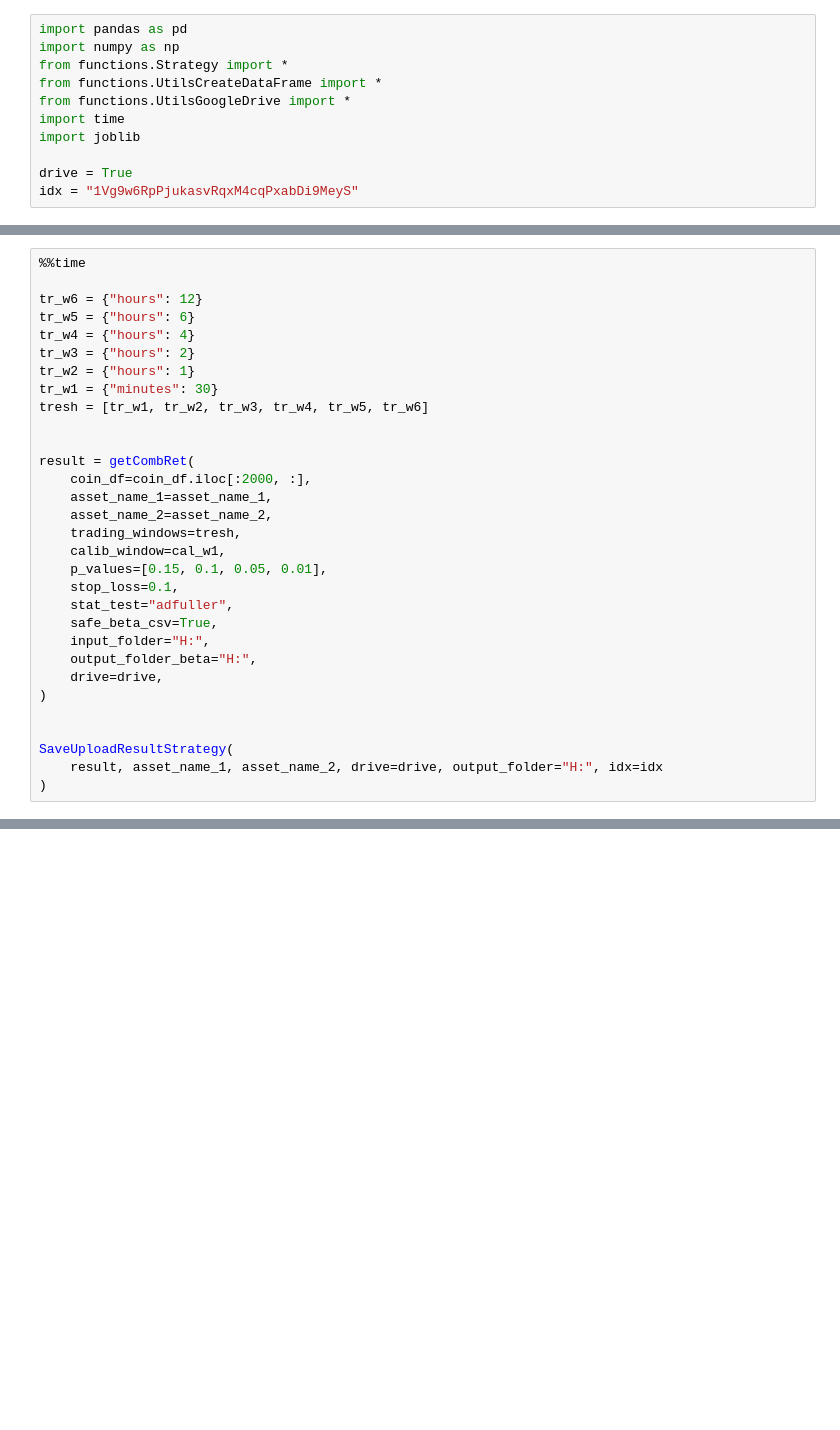
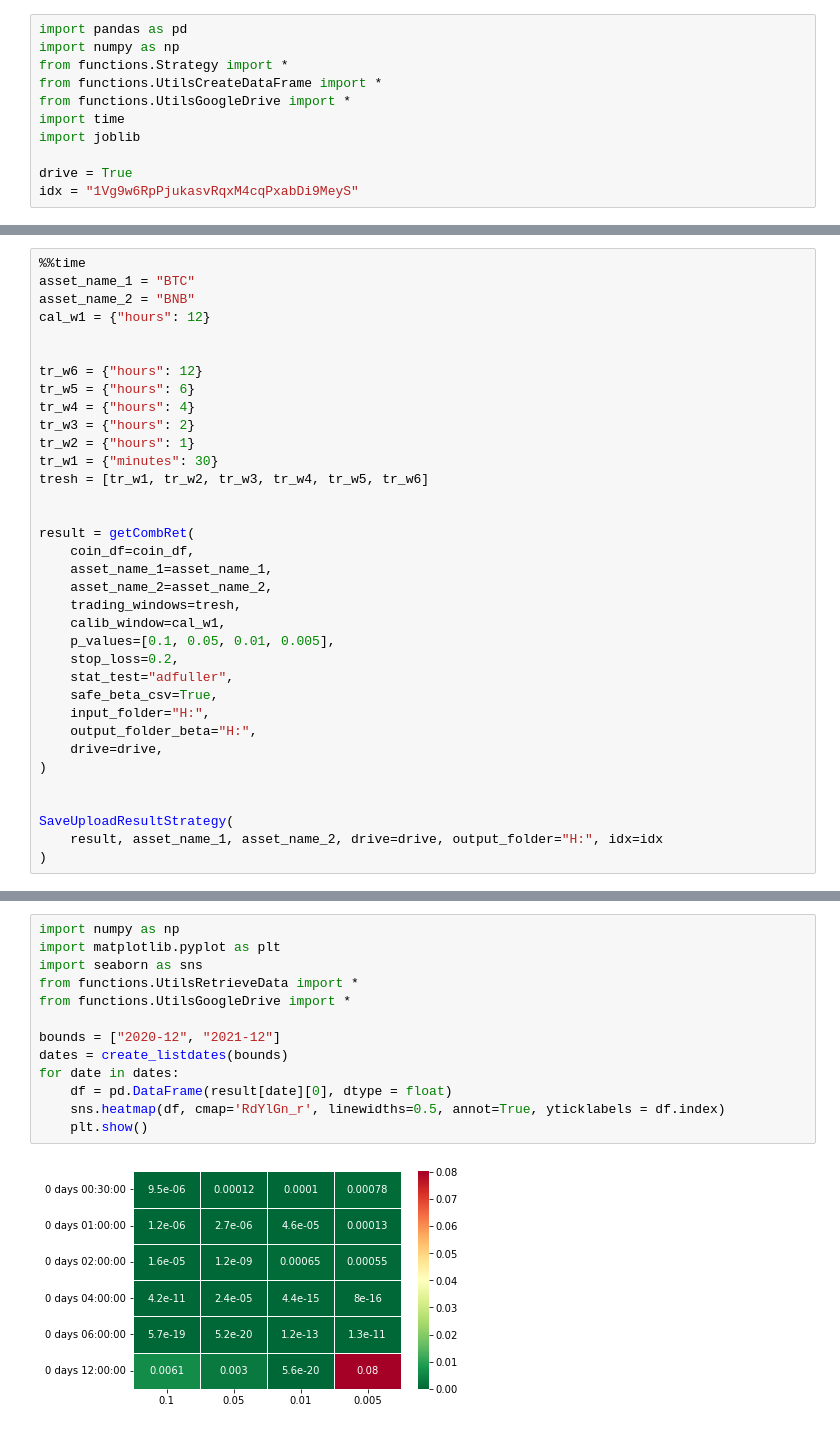
Before and after one commit to djoleglc/StatisticalArbitrage, a Jupyter notebook: TestStrategyMatrix.ipynb, the cells around one changed output, grey strips where cells are left out. Drawn from its saved outputs; the diff is of its cells as text; blank space fills up the shorter version.

```diff
--- a/TestStrategyMatrix.ipynb
+++ b/TestStrategyMatrix.ipynb
@@ -57,5 +57,9 @@ Wall time: 9.12 s
 # %%
 %%time
+asset_name_1 = "BTC"
+asset_name_2 = "BNB"
+cal_w1 = {"hours": 12}
+
 
 tr_w6 = {"hours": 12}
 tr_w5 = {"hours": 6}
@@ -67,13 +71,13 @@ tresh = [tr_w1, tr_w2, tr_w3, tr_w4, tr_w5, tr_w6]
 
 
 result = getCombRet(
-    coin_df=coin_df.iloc[:2000, :],
+    coin_df=coin_df,
     asset_name_1=asset_name_1,
     asset_name_2=asset_name_2,
     trading_windows=tresh,
     calib_window=cal_w1,
-    p_values=[0.15, 0.1, 0.05, 0.01],
-    stop_loss=0.1,
+    p_values=[0.1, 0.05, 0.01, 0.005],
+    stop_loss=0.2,
     stat_test="adfuller",
     safe_beta_csv=True,
     input_folder="H:",
@@ -90,0 +94,15 @@ Wall time: 10.7 s
+# %%
+import numpy as np
+import matplotlib.pyplot as plt
+import seaborn as sns
+from functions.UtilsRetrieveData import *
+from functions.UtilsGoogleDrive import *
+
+bounds = ["2020-12", "2021-12"]
+dates = create_listdates(bounds)
+for date in dates:
+    df = pd.DataFrame(result[date][0], dtype = float)
+    sns.heatmap(df, cmap='RdYlGn_r', linewidths=0.5, annot=True, yticklabels = df.index)
+    plt.show()
+# %% [output]
+[figure, added]
```
Also changed, not shown: parts of 4 cells of this notebook.
